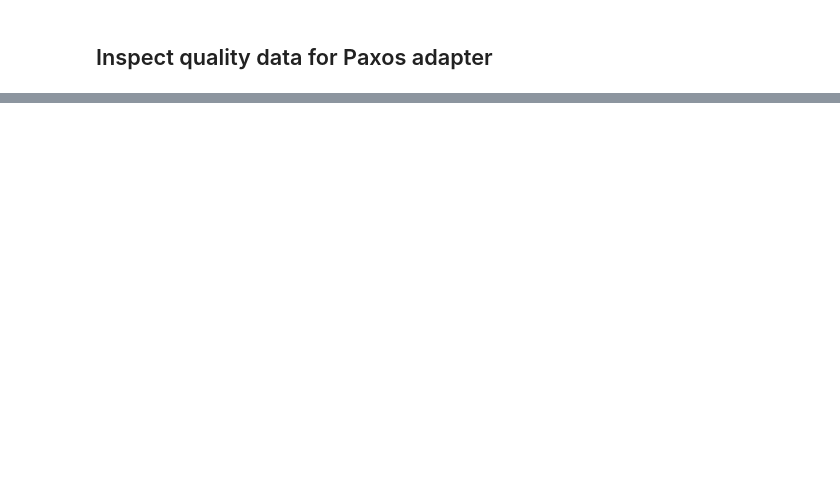
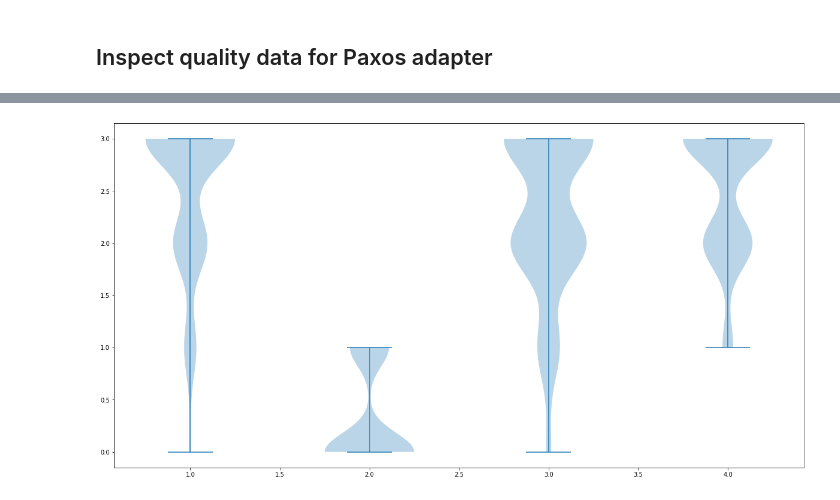
Before and after one commit to AgenoDrei/DetectingDiabeticRetinopathyFromSmartphoneVideoFundus, a Jupyter notebook: project/scripts/inspect_paxos_annotation.ipynb, the cells around one changed output, grey strips where cells are left out. Drawn from its saved outputs; the diff is of its cells as text; code cells hidden in the pictures; blank space fills up the shorter version.

```diff
--- a/project/scripts/inspect_paxos_annotation.ipynb
+++ b/project/scripts/inspect_paxos_annotation.ipynb
@@ -6,8 +6,11 @@ import pandas as pd
 import matplotlib.pyplot as plt
 import os
 import sys
-
-sys.path.append('/data/simon/Code/MasterThesisDiabetischeRetionpathie/project/include')
-
+sys.path.append('/data/simon/Code/MasterThesis/project/include')
 import unglarer as ug
 import utils as utl
+import cv2
+plt.rcParams['figure.figsize'] = [16, 8]
+
+
+BASE_DATA_PATH = '/data/simon/ownCloud/Data/'
@@ -16,5 +17,5 @@ ModuleNotFoundError: No module named 'unglarer'
 # %%
-df: pd.DataFrame = pd.read_excel('/data/simon/ownCloud/Data/Paxos Adapter/Patient list + Analysis Sankara Smartphone DR 4.7 - f R.xlsx', sheet_name='Paxos 4.7')
+df: pd.DataFrame = pd.read_excel(BASE_DATA_PATH + 'Paxos Adapter/Patient list + Analysis Sankara Smartphone DR 4.7 - f R.xlsx', sheet_name='Paxos 4.7')
 df = df.drop(['Paxos_DR', 'Paxos_Mac_Involv', 'Paxos_ONH', 'Paxos_tempinf', 'Paxos_tempsup', 'Paxos_nasalinf', 'Paxos_nasalsup', 'Paxos_seconds', 'Paxos_MW', 'Paxos_macula'], axis=1)
 df = df.rename({'Eye_ID': 'eye_id', 'Pat_ID': 'pat_id', 'Paxos_sharpness': 'sharpness', 'Paxos_fovealreflex': 'foveal_reflex',
                 'Paxos_reflex_artifacts': 'reflex_artifacts', 'Paxos_illumination': 'illumination'}, axis=1)
@@ -32,7 +52,6 @@ desc_df.head()
 # %%
-path = '/data/simon/ownCloud/Data/QA Dataset'
-paths = [f for f in os.listdir(path) if f.endswith('png')]
-print(f'Found {len(paths)} frames in folder {path}: {paths}')
+paths = [f for f in os.listdir(BASE_DATA_PATH + 'QA Dataset') if f.endswith('png')]
+print(f'Found {len(paths)} frames in folder QA Dataset: {paths}')
 
 path_index = sorted([p.replace('.png', '') for p in paths])
 #for p in paths:
@@ -42,9 +69,11 @@ qa_df.head()
 # %%
-color = {'boxes': 'Green', 'whiskers': 'Gray', 'medians': 'Red', 'caps': 'DarkRed'}
+#color = {'boxes': 'Green', 'whiskers': 'Gray', 'medians': 'Red', 'caps': 'DarkRed'}
 #qa_df.plot(kind='violin', color=color)
 fig = plt.figure()
 ax = fig.add_axes([0, 0, 1, 1])
 bp = ax.violinplot([qa_df[col].to_numpy(dtype=float) for col in qa_columns])
 
 plt.show()
+# %% [output]
+[figure, added]
 # %%
```
Also changed, not shown: parts of 8 cells of this notebook, 6 other files.
